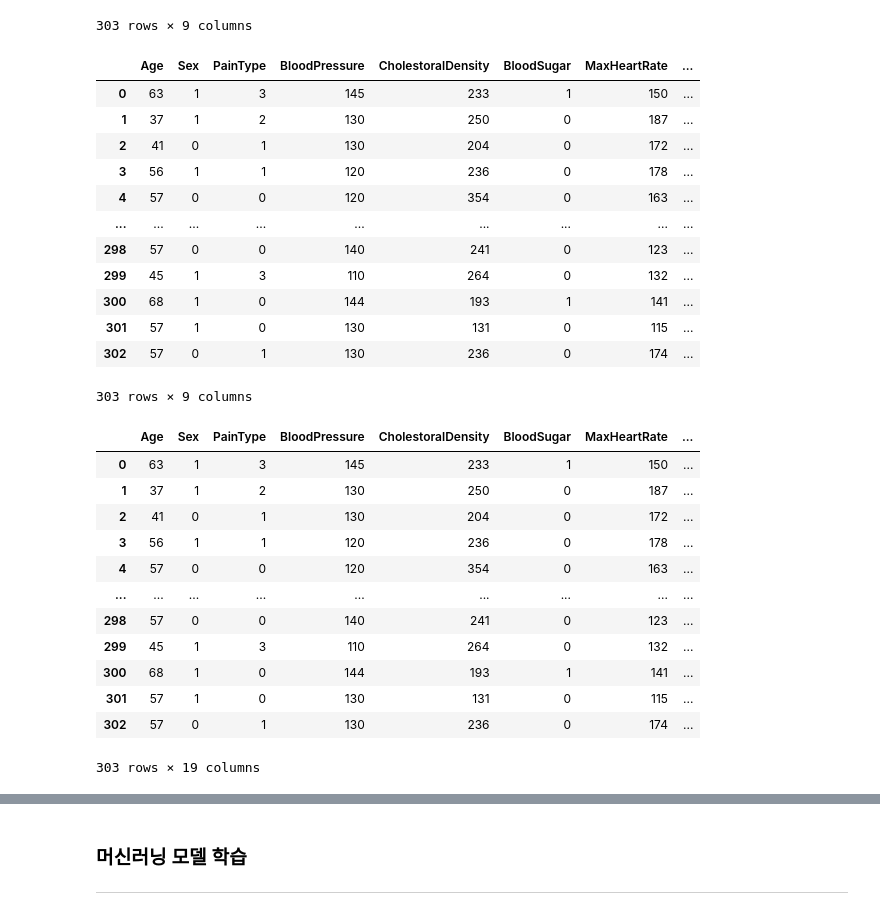
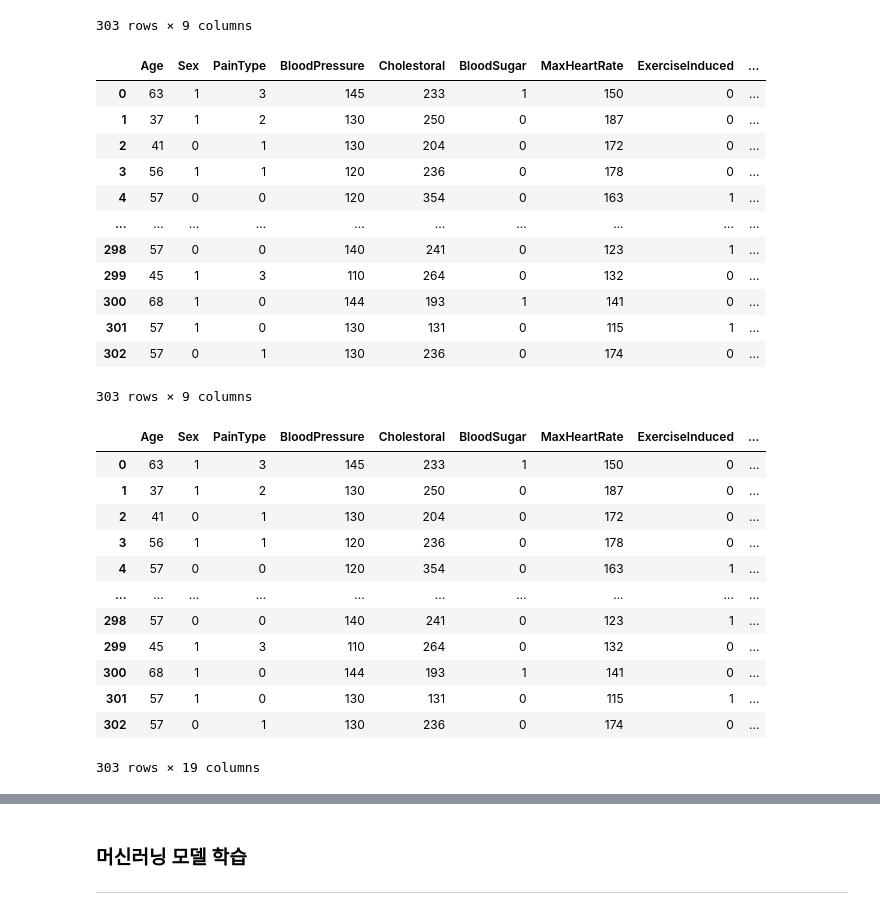
Before and after one commit to XxCtrlZxX/AI_Project2_2021, a Jupyter notebook: HeartAttack_Prediction/data_processing.ipynb, the cells around one changed output, grey strips where cells are left out. Drawn from its saved outputs; the diff is of its cells as text; code cells hidden in the pictures.

```diff
--- a/HeartAttack_Prediction/data_processing.ipynb
+++ b/HeartAttack_Prediction/data_processing.ipynb
@@ -49,59 +52,68 @@ origin_df
 | 302 | 57 | 0 | 1 | 130 | 236 | 0 | 174 | 0 | 0 |
 303 rows × 9 columns
 # %%
+#각 열들의 이름 바꾸기
 origin_df.rename(
     columns = {
         'age' : 'Age',
         'sex' : 'Sex',
         'cp' : 'PainType',
         'trtbps' : 'BloodPressure',
-        'chol' : 'CholestoralDensity',
+        'chol' : 'Cholestoral',
         'fbs' : 'BloodSugar',
         'thalachh' : 'MaxHeartRate',
-        'exng' : 'IsExerciseInduced',
+        'exng' : 'ExerciseInduced',
         'output' : 'Result',
     },
     inplace = True
 )
 origin_df
 # %% [output]
-|  | Age | Sex | PainType | BloodPressure | CholestoralDensity | BloodSugar | MaxHeartRate | ... |
-| 0 | 63 | 1 | 3 | 145 | 233 | 1 | 150 | ... |
-| 1 | 37 | 1 | 2 | 130 | 250 | 0 | 187 | ... |
-| 2 | 41 | 0 | 1 | 130 | 204 | 0 | 172 | ... |
-| 3 | 56 | 1 | 1 | 120 | 236 | 0 | 178 | ... |
-| 4 | 57 | 0 | 0 | 120 | 354 | 0 | 163 | ... |
-| ... | ... | ... | ... | ... | ... | ... | ... | ... |
-| 298 | 57 | 0 | 0 | 140 | 241 | 0 | 123 | ... |
-| 299 | 45 | 1 | 3 | 110 | 264 | 0 | 132 | ... |
-| 300 | 68 | 1 | 0 | 144 | 193 | 1 | 141 | ... |
-| 301 | 57 | 1 | 0 | 130 | 131 | 0 | 115 | ... |
-| 302 | 57 | 0 | 1 | 130 | 236 | 0 | 174 | ... |
+|  | Age | Sex | PainType | BloodPressure | Cholestoral | BloodSugar | MaxHeartRate | ExerciseInduced | ... |
+| 0 | 63 | 1 | 3 | 145 | 233 | 1 | 150 | 0 | ... |
+| 1 | 37 | 1 | 2 | 130 | 250 | 0 | 187 | 0 | ... |
+| 2 | 41 | 0 | 1 | 130 | 204 | 0 | 172 | 0 | ... |
+| 3 | 56 | 1 | 1 | 120 | 236 | 0 | 178 | 0 | ... |
+| 4 | 57 | 0 | 0 | 120 | 354 | 0 | 163 | 1 | ... |
+| ... | ... | ... | ... | ... | ... | ... | ... | ... | ... |
+| 298 | 57 | 0 | 0 | 140 | 241 | 0 | 123 | 1 | ... |
+| 299 | 45 | 1 | 3 | 110 | 264 | 0 | 132 | 0 | ... |
+| 300 | 68 | 1 | 0 | 144 | 193 | 1 | 141 | 0 | ... |
+| 301 | 57 | 1 | 0 | 130 | 131 | 0 | 115 | 1 | ... |
+| 302 | 57 | 0 | 1 | 130 | 236 | 0 | 174 | 0 | ... |
 303 rows × 9 columns
 # %%
-medi_df = copy.deepcopy(origin_df)
-atomic_col_names = ('Sex', 'PainType', 'BloodSugar', 'IsExerciseInduced')
+#원본 데이터프레임 복사
+onehot_df = copy.deepcopy(origin_df)
+#One-Hot 방식으로 분리시킬 열 모음
+atomic_col_names = ('Sex', 'PainType', 'BloodSugar', 'ExerciseInduced')
+#각각의 후보 값 개수 모음
 atomic_col_counts = (2, 4, 2, 2)
+#각 열에 대한 처리
 for index in range(len(atomic_col_names)):
+    #각각의 값에 대한 처리, 성별의 경우 i = 0, 1, PainType의 경우 i = 0, 1, 2, 3
     for i in range(atomic_col_counts[index]):
+        #변수 정의
         newname = f'{atomic_col_names[index]}={i}'
         temp_series = origin_df[atomic_col_names[index]]
-        medi_df[newname] = pd.Series(origin_df.index)
+        #각 열에 새로운 시리즈 생성
+        onehot_df[newname] = pd.Series(origin_df.index)
         for j in temp_series.index:
-               medi_df[newname][j] = int(temp_series[j] == i)
-medi_df
+            #One-Hot 인코딩
+            onehot_df[newname][j] = int(temp_series[j] == i)
+onehot_df
 # %% [output]
-|  | Age | Sex | PainType | BloodPressure | CholestoralDensity | BloodSugar | MaxHeartRate | ... |
-| 0 | 63 | 1 | 3 | 145 | 233 | 1 | 150 | ... |
-| 1 | 37 | 1 | 2 | 130 | 250 | 0 | 187 | ... |
-| 2 | 41 | 0 | 1 | 130 | 204 | 0 | 172 | ... |
-| 3 | 56 | 1 | 1 | 120 | 236 | 0 | 178 | ... |
-| 4 | 57 | 0 | 0 | 120 | 354 | 0 | 163 | ... |
-| ... | ... | ... | ... | ... | ... | ... | ... | ... |
-| 298 | 57 | 0 | 0 | 140 | 241 | 0 | 123 | ... |
-| 299 | 45 | 1 | 3 | 110 | 264 | 0 | 132 | ... |
-| 300 | 68 | 1 | 0 | 144 | 193 | 1 | 141 | ... |
-| 301 | 57 | 1 | 0 | 130 | 131 | 0 | 115 | ... |
-| 302 | 57 | 0 | 1 | 130 | 236 | 0 | 174 | ... |
+|  | Age | Sex | PainType | BloodPressure | Cholestoral | BloodSugar | MaxHeartRate | ExerciseInduced | ... |
+| 0 | 63 | 1 | 3 | 145 | 233 | 1 | 150 | 0 | ... |
+| 1 | 37 | 1 | 2 | 130 | 250 | 0 | 187 | 0 | ... |
+| 2 | 41 | 0 | 1 | 130 | 204 | 0 | 172 | 0 | ... |
+| 3 | 56 | 1 | 1 | 120 | 236 | 0 | 178 | 0 | ... |
+| 4 | 57 | 0 | 0 | 120 | 354 | 0 | 163 | 1 | ... |
+| ... | ... | ... | ... | ... | ... | ... | ... | ... | ... |
+| 298 | 57 | 0 | 0 | 140 | 241 | 0 | 123 | 1 | ... |
+| 299 | 45 | 1 | 3 | 110 | 264 | 0 | 132 | 0 | ... |
+| 300 | 68 | 1 | 0 | 144 | 193 | 1 | 141 | 0 | ... |
+| 301 | 57 | 1 | 0 | 130 | 131 | 0 | 115 | 1 | ... |
+| 302 | 57 | 0 | 1 | 130 | 236 | 0 | 174 | 0 | ... |
 303 rows × 19 columns
 # %%
```
Also changed, not shown: parts of 10 cells of this notebook.
